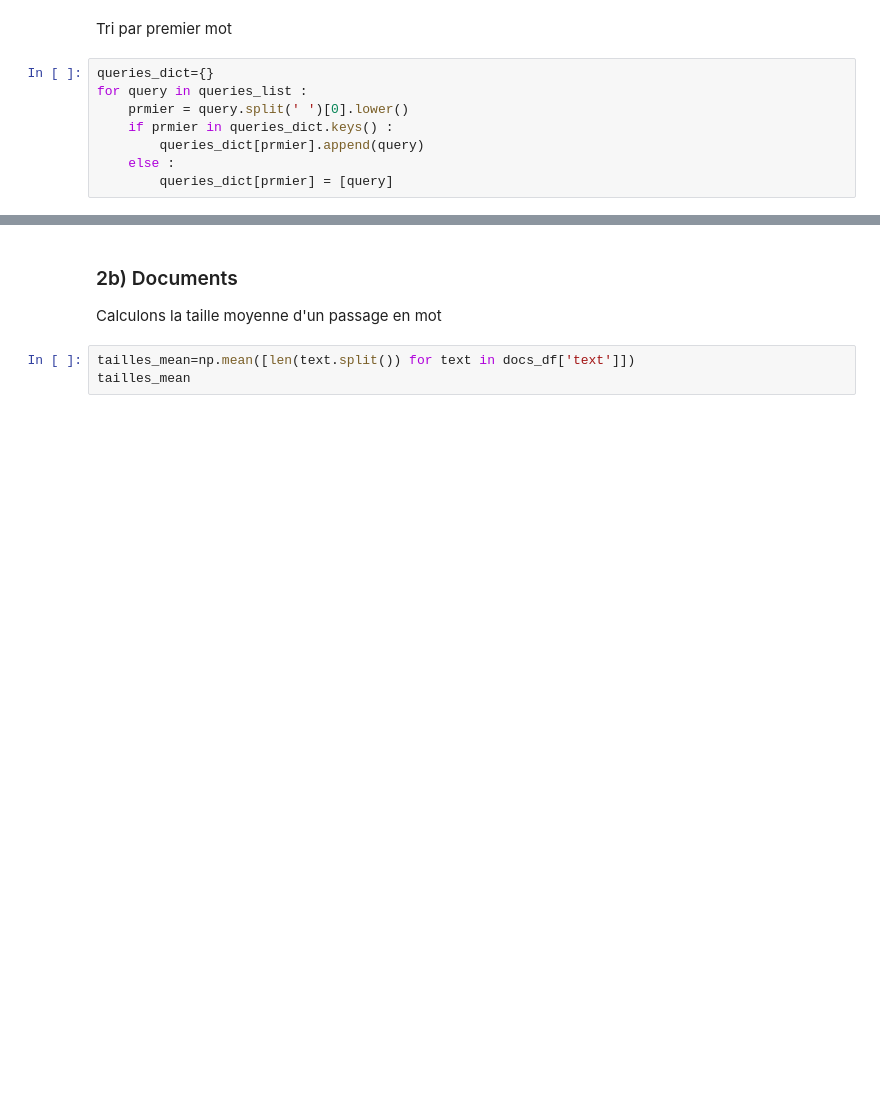
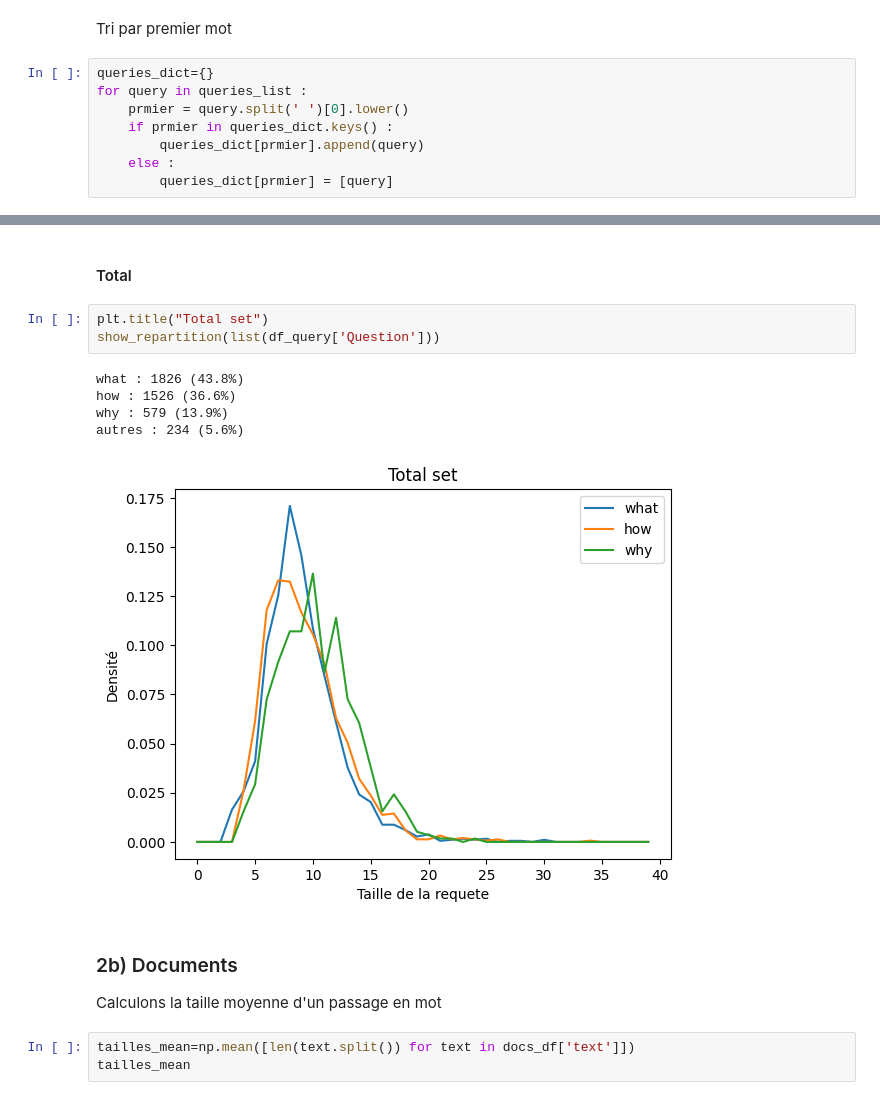
Before and after one commit to barthosdac/projet-rital, a Jupyter notebook: ExplorationData.ipynb, the cells around one changed output, grey strips where cells are left out. Cells and saved outputs as stored; diff of their text form; blank space fills up the shorter version.

```diff
--- a/ExplorationData.ipynb
+++ b/ExplorationData.ipynb
@@ -213,3 +265,14 @@ Text(0, 0.5, 'Densité')
+# %% [markdown]
+#### Total
+# %%
+plt.title("Total set")
+show_repartition(list(df_query['Question']))
+# %% [output]
+what : 1826 (43.8%)
+how : 1526 (36.6%)
+why : 579 (13.9%)
+autres : 234 (5.6%)
+[figure, added]
 # %% [markdown]
 ### 2b) Documents
 Calculons la taille moyenne d'un passage en mot
```
Also changed, not shown: parts of 18 cells of this notebook.
